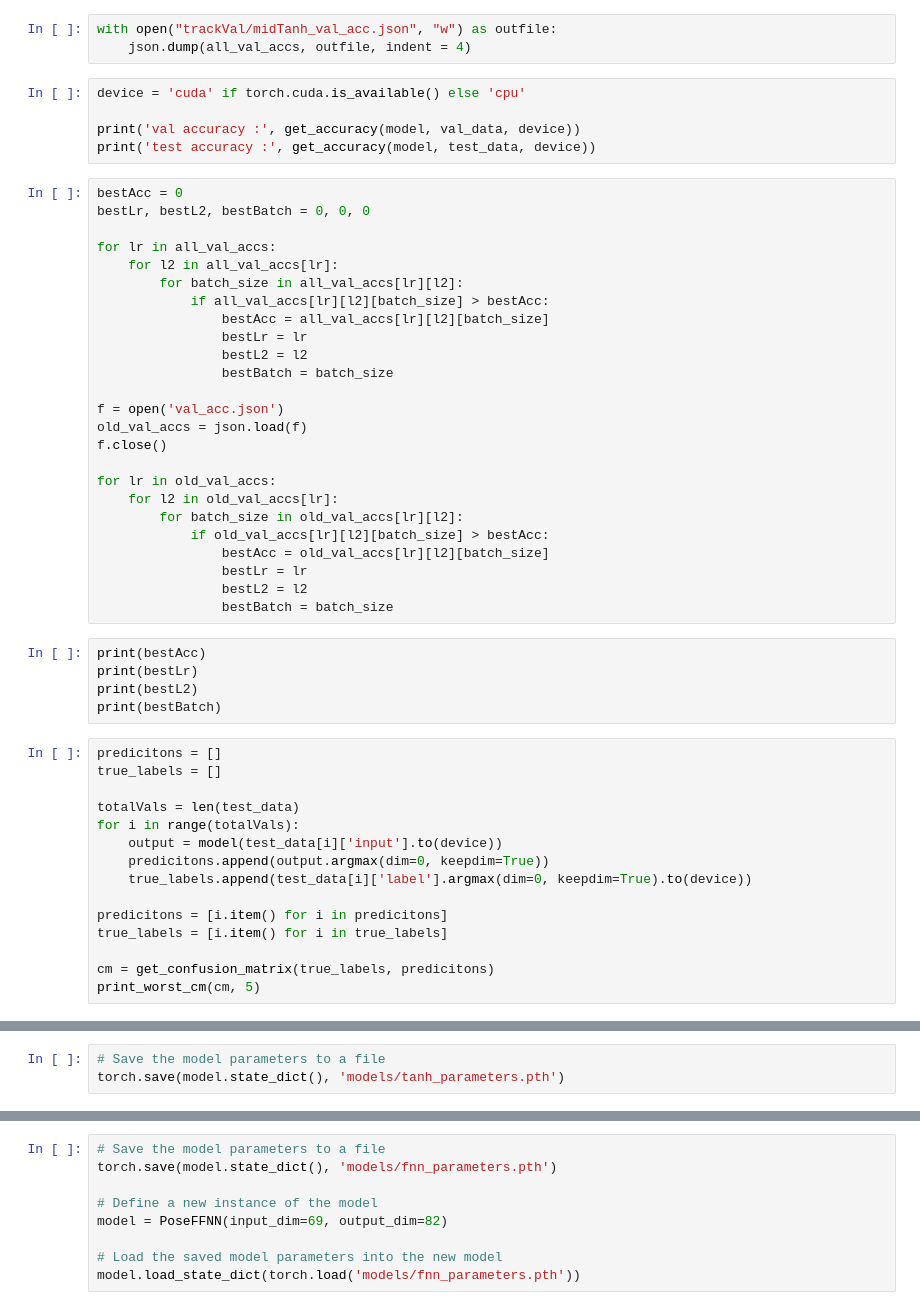
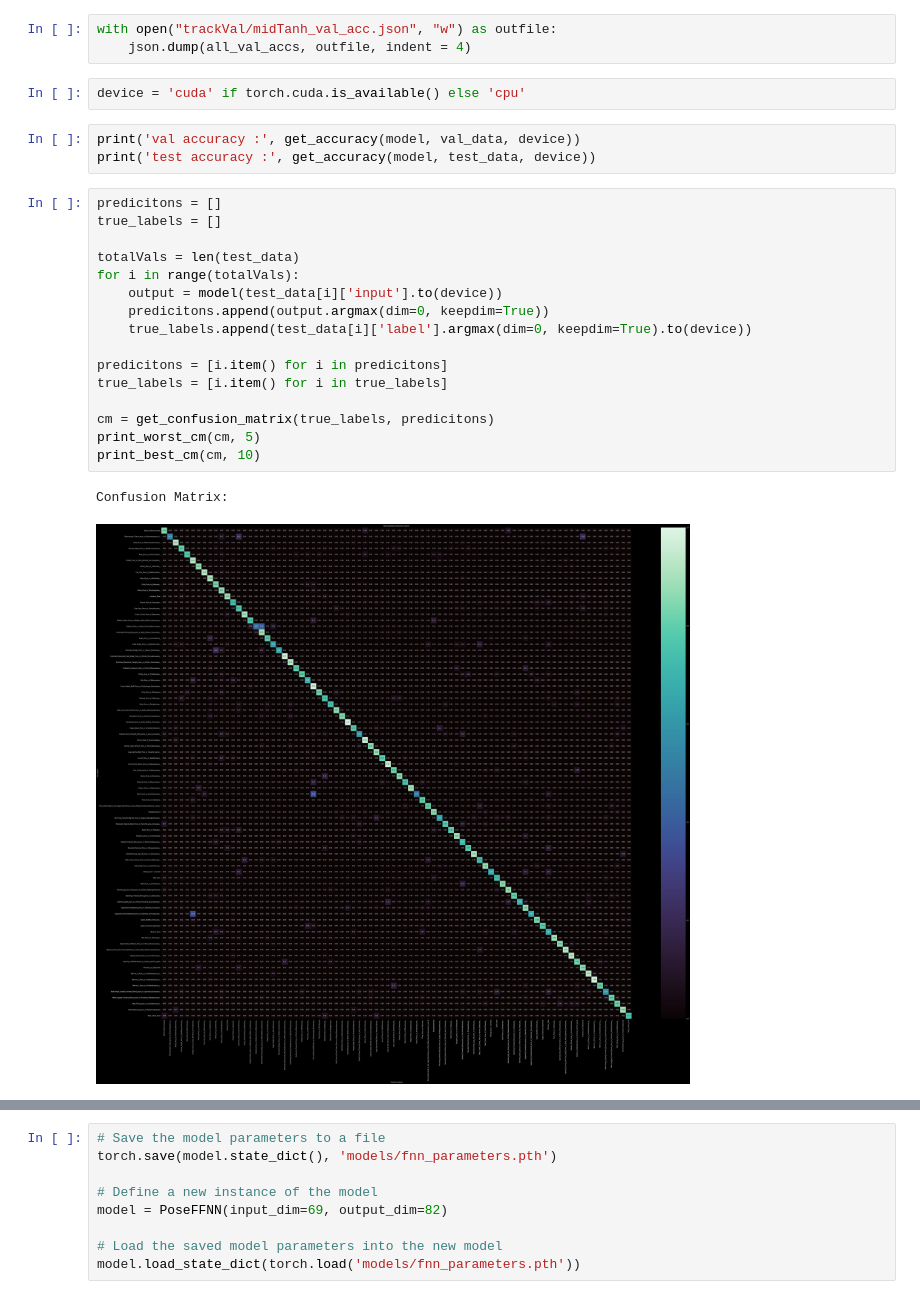
Before and after one commit to ArdonnieIV/DG_Capstone, a Jupyter notebook: playground.ipynb, the cells around one changed output, grey strips where cells are left out. Cells and saved outputs as stored; diff of their text form.

```diff
--- a/playground.ipynb
+++ b/playground.ipynb
@@ -135,53 +135,27 @@ model, all_val_accs = go_nuts()
 # %%
 with open("trackVal/midTanh_val_acc.json", "w") as outfile:
     json.dump(all_val_accs, outfile, indent = 4)
+# %%
+device = 'cuda' if torch.cuda.is_available() else 'cpu'
 # %%
-device = 'cuda' if torch.cuda.is_available() else 'cpu'
-
 print('val accuracy :', get_accuracy(model, val_data, device))
 print('test accuracy :', get_accuracy(model, test_data, device))
-# %%
-bestAcc = 0
-bestLr, bestL2, bestBatch = 0, 0, 0
-
-for lr in all_val_accs:
-    for l2 in all_val_accs[lr]:
-        for batch_size in all_val_accs[lr][l2]:
-            if all_val_accs[lr][l2][batch_size] > bestAcc:
-                bestAcc = all_val_accs[lr][l2][batch_size]
-                bestLr = lr
-                bestL2 = l2
-                bestBatch = batch_size
-
-f = open('val_acc.json')
-old_val_accs = json.load(f)
-f.close()
-
-for lr in old_val_accs:
-    for l2 in old_val_accs[lr]:
-        for batch_size in old_val_accs[lr][l2]:
-            if old_val_accs[lr][l2][batch_size] > bestAcc:
-                bestAcc = old_val_accs[lr][l2][batch_size]
-                bestLr = lr
-                bestL2 = l2
-                bestBatch = batch_size
-# %%
-print(bestAcc)
-print(bestLr)
-print(bestL2)
-print(bestBatch)
 # %%
 predicitons = []
 true_labels = []
 
 totalVals = len(test_data)
 for i in range(totalVals):
     output = model(test_data[i]['input'].to(device))
     predicitons.append(output.argmax(dim=0, keepdim=True))
     true_labels.append(test_data[i]['label'].argmax(dim=0, keepdim=True).to(device))
 
 predicitons = [i.item() for i in predicitons]
 true_labels = [i.item() for i in true_labels]
 
 cm = get_confusion_matrix(true_labels, predicitons)
 print_worst_cm(cm, 5)
+print_best_cm(cm, 10)
+# %% [output]
+Confusion Matrix:
+[figure, added]
@@ -188,3 +178,0 @@ print_worst_cm(cm, 5)
-# %%
-# Save the model parameters to a file
-torch.save(model.state_dict(), 'models/tanh_parameters.pth')
```
Also changed, not shown: parts of 4 cells of this notebook, 22 other files.
